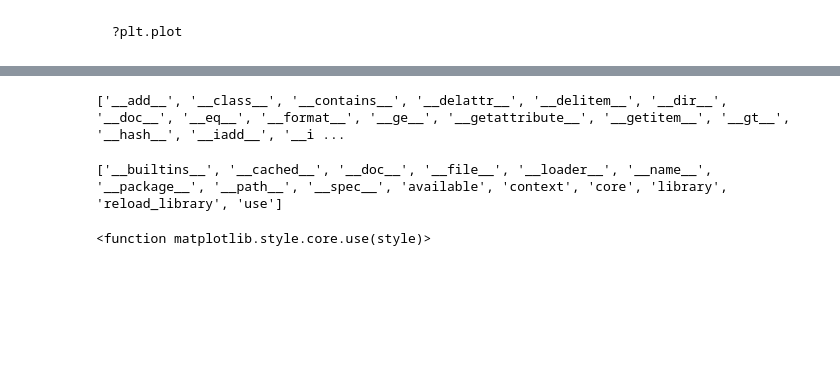
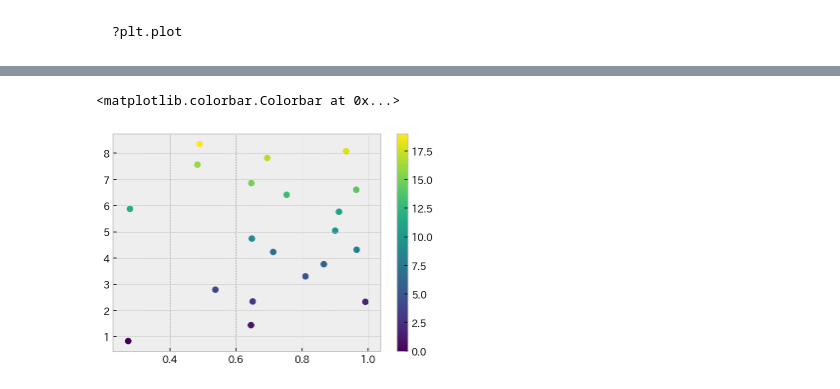
Before and after one commit to yukiohmiya/juno-site-packages, a Jupyter notebook: Introduction_to_Matplotlib.ipynb, the cells around one changed output, grey strips where cells are left out. Cells and saved outputs as stored; diff of their text form; code cells hidden in the pictures; blank space fills up the shorter version.

Commit message:
Add some examples for plotting.

```diff
--- a/Introduction_to_Matplotlib.ipynb
+++ b/Introduction_to_Matplotlib.ipynb
@@ -145,11 +145,8 @@ plt.savefig('Introduction_to_Matplotlib.png')
-# %%
-len(mpl.style.available)
-print(dir(mpl.style.available))
-# %% [output]
-['__add__', '__class__', '__contains__', '__delattr__', '__delitem__', '__dir__', '__doc__', '__eq__', '__format__', '__ge__', '__getattribute__', '__getitem__', '__gt__', '__hash__', '__iadd__', '__i ...
-# %%
-print(dir(mpl.style))
-mpl.style.use
-# %% [output]
-['__builtins__', '__cached__', '__doc__', '__file__', '__loader__', '__name__', '__package__', '__path__', '__spec__', 'available', 'context', 'core', 'library', 'reload_library', 'use']
-<function matplotlib.style.core.use(style)>
+# %%
+plt.scatter(np.random.rand(20),
+            np.random.rand(20).cumsum(),
+            c=range(20))
+plt.colorbar()
+# %% [output]
+<matplotlib.colorbar.Colorbar at 0x...>
+[figure, added]
```
Also changed, not shown: parts of 27 cells of this notebook, 1 other file.
